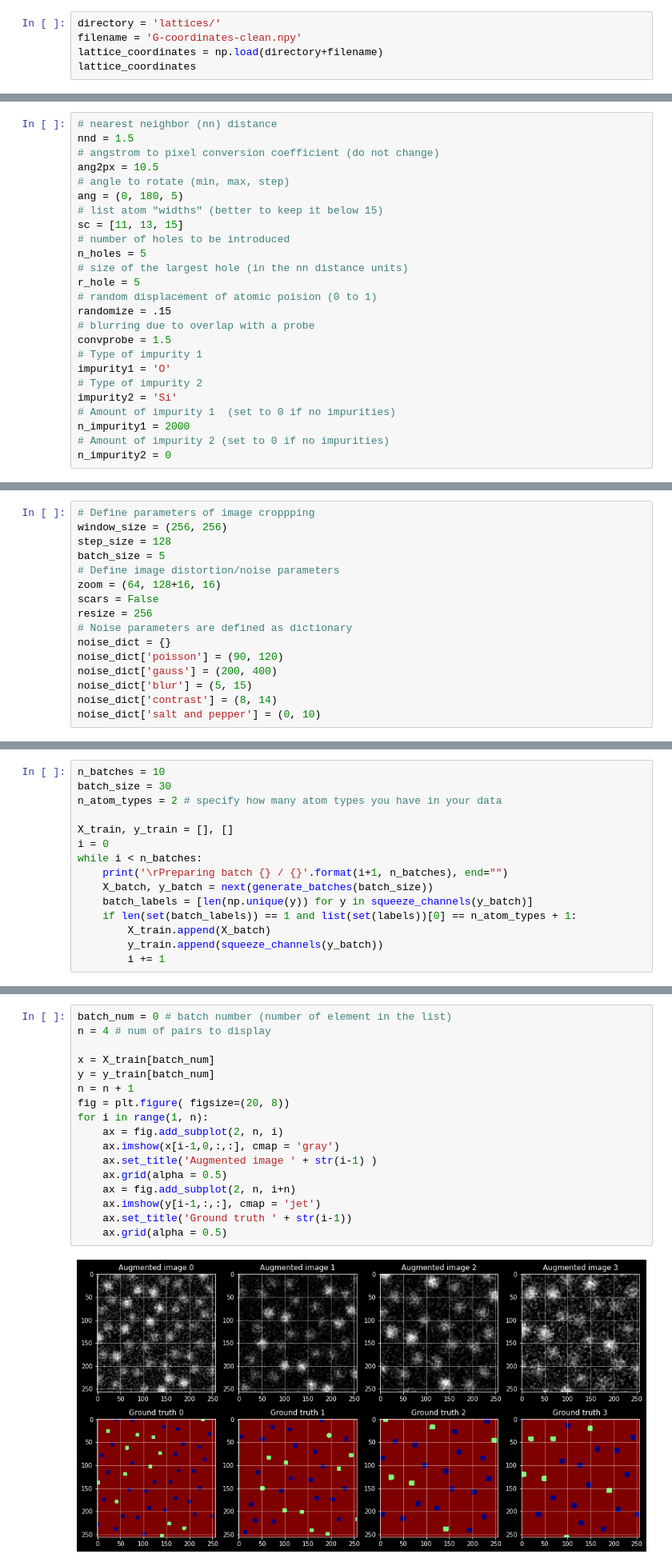
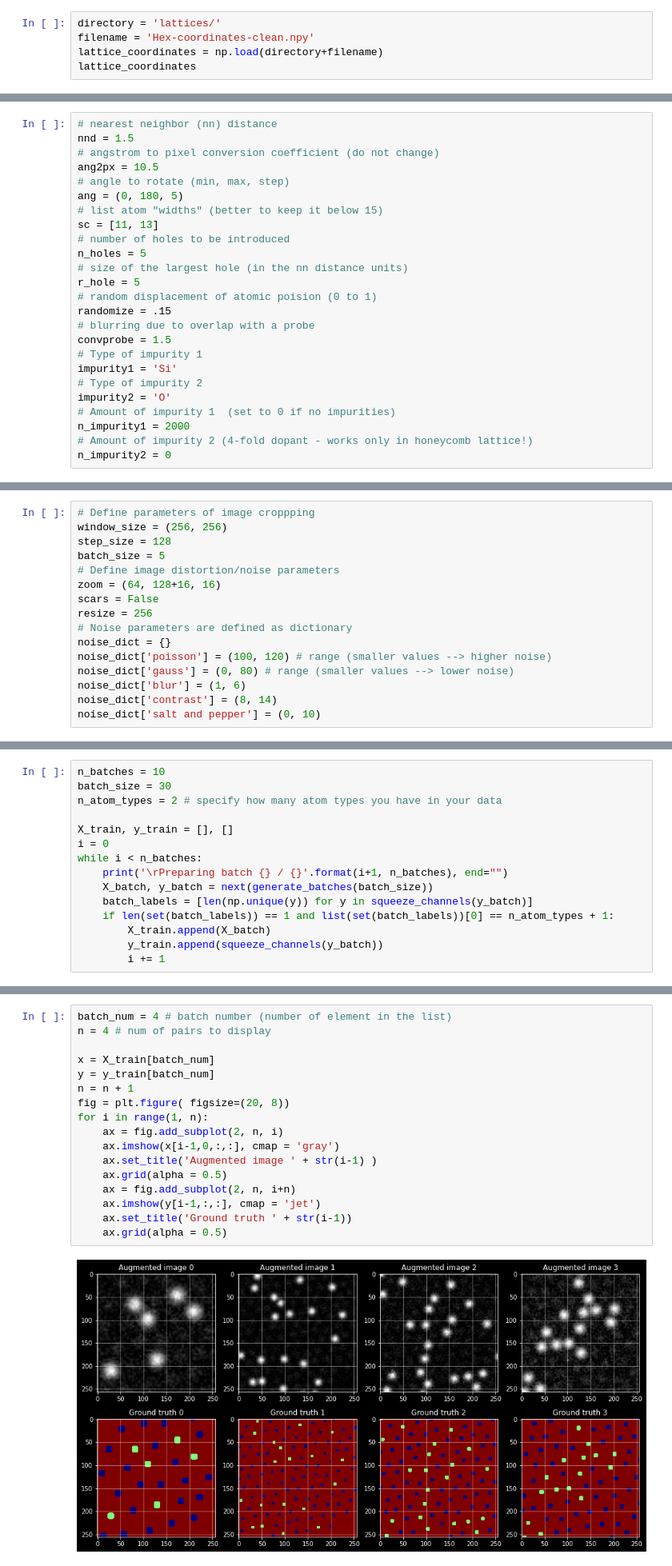
Before and after one commit to ziatdinovmax/AtomicImageSimulator, a Jupyter notebook: GenerateTrainingSet.ipynb, the cells around one changed output, grey strips where cells are left out. Shown at 80% size. Cells and saved outputs as stored; diff of their text form.

```diff
--- a/GenerateTrainingSet.ipynb
+++ b/GenerateTrainingSet.ipynb
@@ -28,7 +28,7 @@ plt.style.use(['dark_background'])
 We can import already existing coordinates or we can generate our own lattice.
 # %%
 directory = 'lattices/'
-filename = 'G-coordinates-clean.npy'
+filename = 'Hex-coordinates-clean.npy'
 lattice_coordinates = np.load(directory+filename)
 lattice_coordinates
 # %% [output]
@@ -49,7 +49,7 @@ ang2px = 10.5
 # angle to rotate (min, max, step)
 ang = (0, 180, 5)
 # list atom "widths" (better to keep it below 15)
-sc = [11, 13, 15]
+sc = [11, 13]
 # number of holes to be introduced
 n_holes = 5
 # size of the largest hole (in the nn distance units)
@@ -59,12 +59,12 @@ randomize = .15
 # blurring due to overlap with a probe
 convprobe = 1.5
 # Type of impurity 1
-impurity1 = 'O'
+impurity1 = 'Si'
 # Type of impurity 2
-impurity2 = 'Si'
+impurity2 = 'O'
 # Amount of impurity 1  (set to 0 if no impurities)
 n_impurity1 = 2000
-# Amount of impurity 2 (set to 0 if no impurities)
+# Amount of impurity 2 (4-fold dopant - works only in honeycomb lattice!)
 n_impurity2 = 0
 # %% [markdown]
 Now we simulate an image itself:
@@ -100,9 +100,9 @@ scars = False
 resize = 256
 # Noise parameters are defined as dictionary
 noise_dict = {}
-noise_dict['poisson'] = (90, 120)
-noise_dict['gauss'] = (200, 400)
-noise_dict['blur'] = (5, 15)
+noise_dict['poisson'] = (100, 120) # range (smaller values --> higher noise)
+noise_dict['gauss'] = (0, 80) # range (smaller values --> lower noise)
+noise_dict['blur'] = (1, 6)
 noise_dict['contrast'] = (8, 14)
 noise_dict['salt and pepper'] = (0, 10)
 # %% [markdown]
@@ -156,7 +156,7 @@ while i < n_batches:
     print('\rPreparing batch {} / {}'.format(i+1, n_batches), end="")
     X_batch, y_batch = next(generate_batches(batch_size))
     batch_labels = [len(np.unique(y)) for y in squeeze_channels(y_batch)]
-    if len(set(batch_labels)) == 1 and list(set(labels))[0] == n_atom_types + 1:
+    if len(set(batch_labels)) == 1 and list(set(batch_labels))[0] == n_atom_types + 1:
         X_train.append(X_batch)
         y_train.append(squeeze_channels(y_batch))
         i += 1
@@ -165,24 +165,24 @@ Preparing batch 10 / 10
 # %% [markdown]
 Plot results for the selected batch:
 # %%
-batch_num = 0 # batch number (number of element in the list)
+batch_num = 4 # batch number (number of element in the list)
 n = 4 # num of pairs to display
 
 x = X_train[batch_num]
 y = y_train[batch_num]
 n = n + 1
 fig = plt.figure( figsize=(20, 8))
 for i in range(1, n):
     ax = fig.add_subplot(2, n, i)
     ax.imshow(x[i-1,0,:,:], cmap = 'gray')
     ax.set_title('Augmented image ' + str(i-1) )
     ax.grid(alpha = 0.5)
     ax = fig.add_subplot(2, n, i+n)
     ax.imshow(y[i-1,:,:], cmap = 'jet')
     ax.set_title('Ground truth ' + str(i-1))
     ax.grid(alpha = 0.5)
 # %% [output]
-[figure, old version]
+[figure, new version]
 # %% [markdown]
 Here we can also split our data into training and test sets:
 # %%
```
Also changed, not shown: parts of 8 cells of this notebook.
